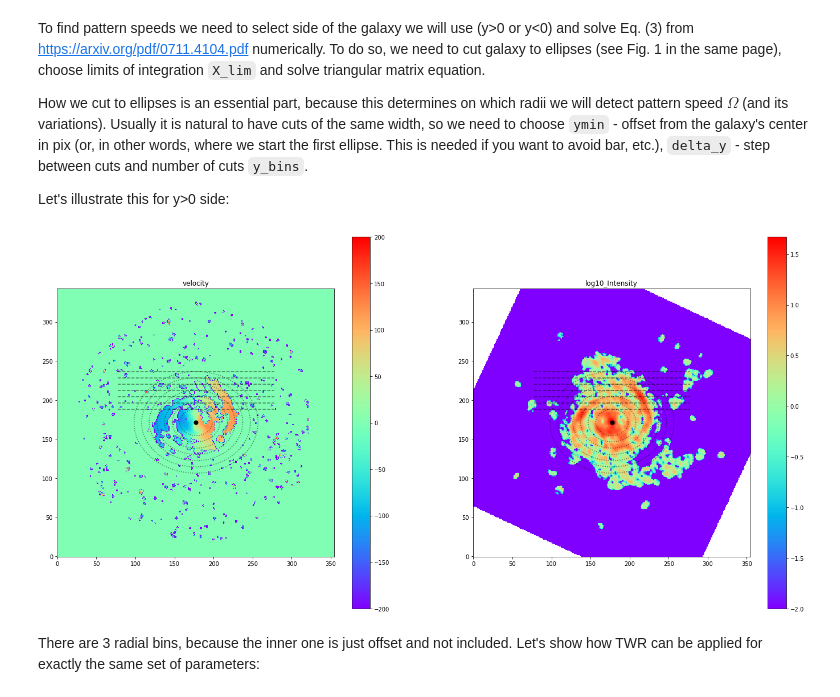
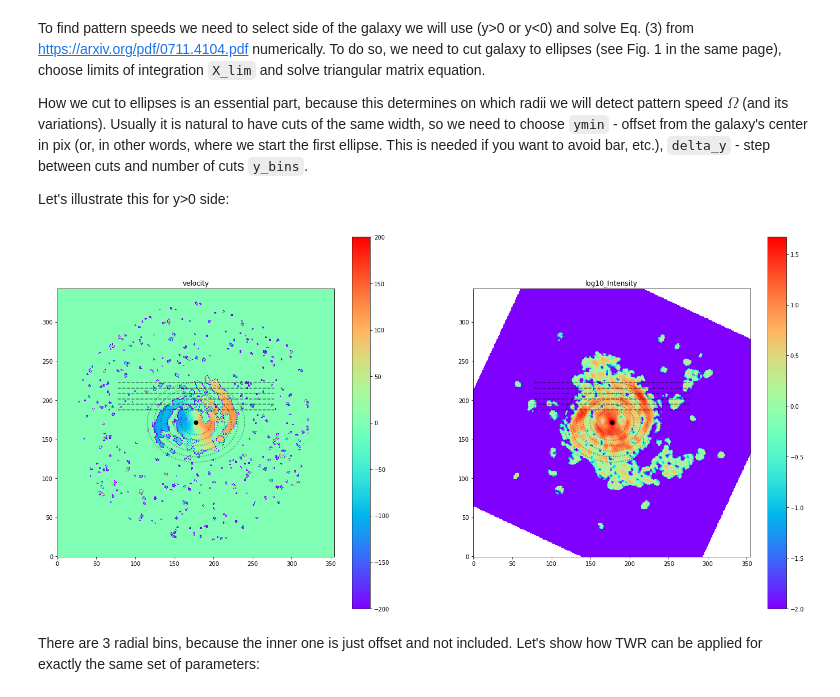
Before and after one commit to strawberryfieldss/galaxy, a Jupyter notebook: new/pyTWR-master/Example notebook.ipynb, the cells around one changed output. Cells and saved outputs as stored; diff of their text form; code cells hidden in the pictures.

```diff
--- a/new/pyTWR-master/Example notebook.ipynb
+++ b/new/pyTWR-master/Example notebook.ipynb
@@ -105,14 +105,11 @@ How we cut to ellipses is an essential part, because this determines on which ra
 
 Let's illustrate this for y>0 side:
 # %%
-from goto import with_goto
-#def yyy():
-
 ymin = 8.
 y_bins = 3
 delta_y = 5.
 X_max = 100.
-while (y_bins < 6):
+for y_bins in range (3,6):
     exitFlag=False
     omega, rrs = pytwr.solve_TWR(intens=plane_intens, vel=plane_v,
                     center=image_center, incl=incl,
@@ -124,10 +121,10 @@ while (y_bins < 6):
     aa[:] = 0
     bb = np.array(omega.shape)
     bb[:] = 600
-    check = np.logical_and(omega>0.,omega<600.)
+    check = np.logical_and(omega>0.,omega<1000.)
     if(np.all(check)):
         break
-    while (delta_y < 8):
+    for delta_y in range (5,8):
         exitFlag=False
         omega, rrs = pytwr.solve_TWR(intens=plane_intens, vel=plane_v,
                         center=image_center, incl=incl,
@@ -135,12 +132,12 @@ while (y_bins < 6):
                         verbose=False,
                         r_scale=pix_kpc,
                         lim_frame=True)
-        check = np.logical_and(omega>0.,omega<600.)
+        check = np.logical_and(omega>0.,omega<1000.)
         if(np.all(check)):
             exitFlag=True
             break
 
-        while (ymin < 17):
+        for ymin in range (8,17):
             exitFlag=False
             omega, rrs = pytwr.solve_TWR(intens=plane_intens, vel=plane_v,
                             center=image_center, incl=incl,
@@ -148,39 +145,38 @@ while (y_bins < 6):
                             verbose=False,
                             r_scale=pix_kpc,
                             lim_frame=True)
-            check = np.logical_and(omega>0.,omega<600.)
+            check = np.logical_and(omega>0.,omega<1000.)
             if(np.all(check)):
                 exitFlag=True
                 break
 
-            ymin +=1
+            #ymin +=1
         if(exitFlag):
             break
-        delta_y +=1
+       # delta_y +=1
     if(exitFlag):
         break
-    y_bins +=1
-#label .end
+   # y_bins +=1
 fig = plt.figure(figsize=[24,12])
 ax = plt.subplot(121)
 im = ax.imshow(np.squeeze(plane_v), origin='lower', cmap='rainbow', vmin=-200, vmax=200)
 fig.colorbar(im, ax=ax)
 ax.scatter(image_center[0], image_center[1], 50, 'k')
 ax.set_title('velocity')
 
 pytwr.overlay_ellipses_grid(ax, ymin=ymin, delta_y=delta_y, y_bins=y_bins, X_max=X_max, center=image_center, incl=incl)
 
 ax = plt.subplot(122)
 im = plt.imshow(np.squeeze(np.log10(plane_intens)), origin='lower', cmap='rainbow', vmin=-2)
 fig.colorbar(im, ax=ax)
 ax.scatter(image_center[0], image_center[1], 50, 'k')
 ax.set_title('log10_Intensity')
 
 pytwr.overlay_ellipses_grid(ax, ymin=ymin, delta_y=delta_y, y_bins=y_bins, X_max=X_max, center=image_center, incl=incl)
 
 plt.show()
 # %% [output]
-[figure, old version]
+[figure, new version]
 # %% [markdown]
 There are 3 radial bins, because the inner one is just offset and not included. Let's show how TWR can be applied for exactly the same set of parameters:
 # %%
```
Also changed, not shown: parts of 4 cells of this notebook.
